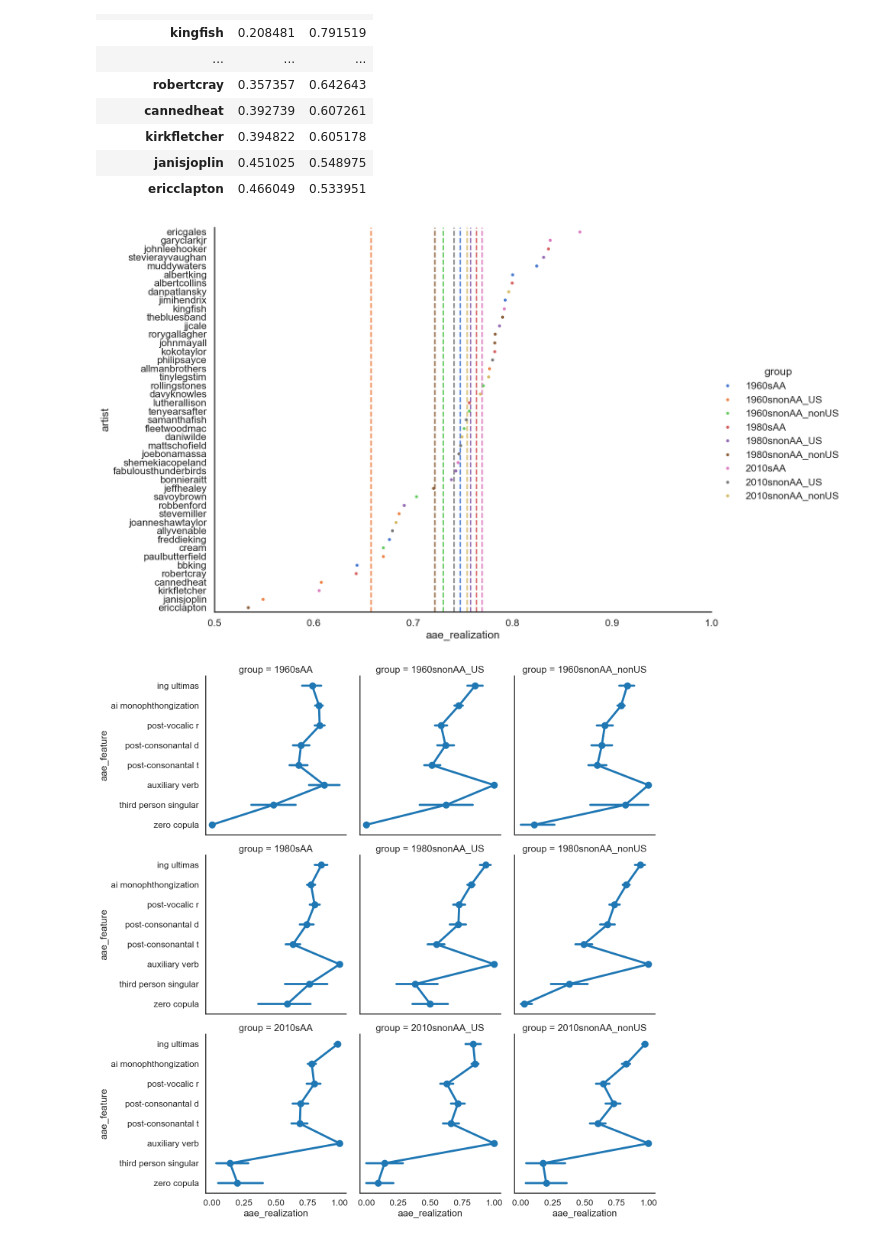
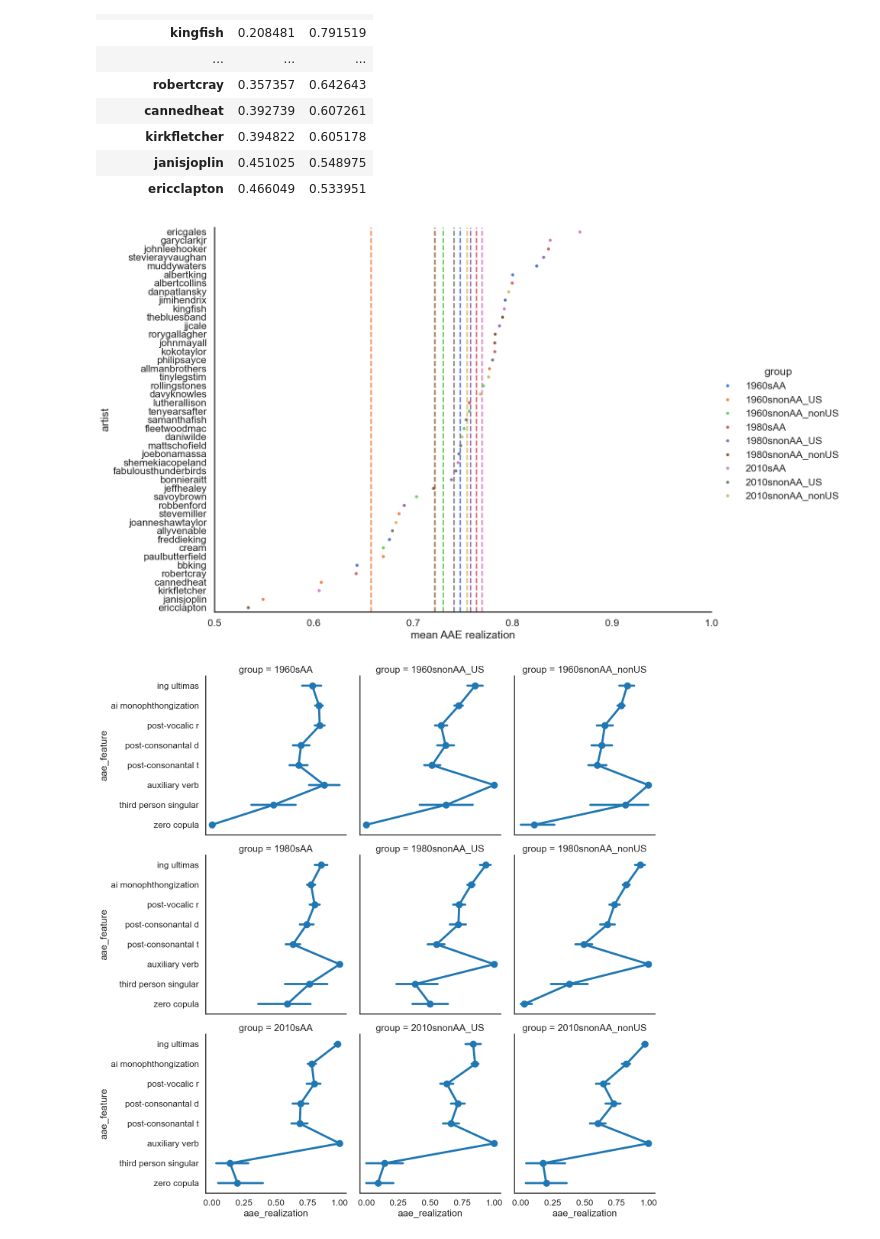
Before and after one commit to romeodetimmerman/aae-in-blues-slx_and_music, a Jupyter notebook: notebooks/1-rdt-initial-data-exploration.ipynb, the cells around one changed output. Drawn from its saved outputs; the diff is of its cells as text; code cells hidden in the pictures.

Commit message:
updating mean aae realization figure

```diff
--- a/notebooks/1-rdt-initial-data-exploration.ipynb
+++ b/notebooks/1-rdt-initial-data-exploration.ipynb
@@ -122,34 +122,35 @@ g = sns.catplot(
     data=blues_artist_mean,
     x="aae_realization",
     y="artist",
     hue="group",
     hue_order=[
         "1960sAA",
         "1960snonAA_US",
         "1960snonAA_nonUS",
         "1980sAA",
         "1980snonAA_US",
         "1980snonAA_nonUS",
         "2010sAA",
         "2010snonAA_US",
         "2010snonAA_nonUS",
     ],
     palette=custom_colors,
     height=10,
     aspect=1.5,
 )
 # calculate group means and add as horizontal lines
 group_means = blues_artist_mean.groupby("group")["aae_realization"].mean()
 for group, color in zip(group_means.index, custom_colors):
     mean_value = group_means[group]
     plt.axvline(mean_value, color=color, linestyle="--")
 
 # show the plot
 plt.xlim(0.5, 1)
+plt.xlabel("mean AAE realization")
 plt.savefig("../reports/figures/mean_aae_realizations.png", dpi=600)
 plt.show()
 # %% [output]
-[figure, old version]
+[figure, new version]
 # %%
 sns.catplot(
     data=df,
```
Also changed, not shown: 1 other file.
